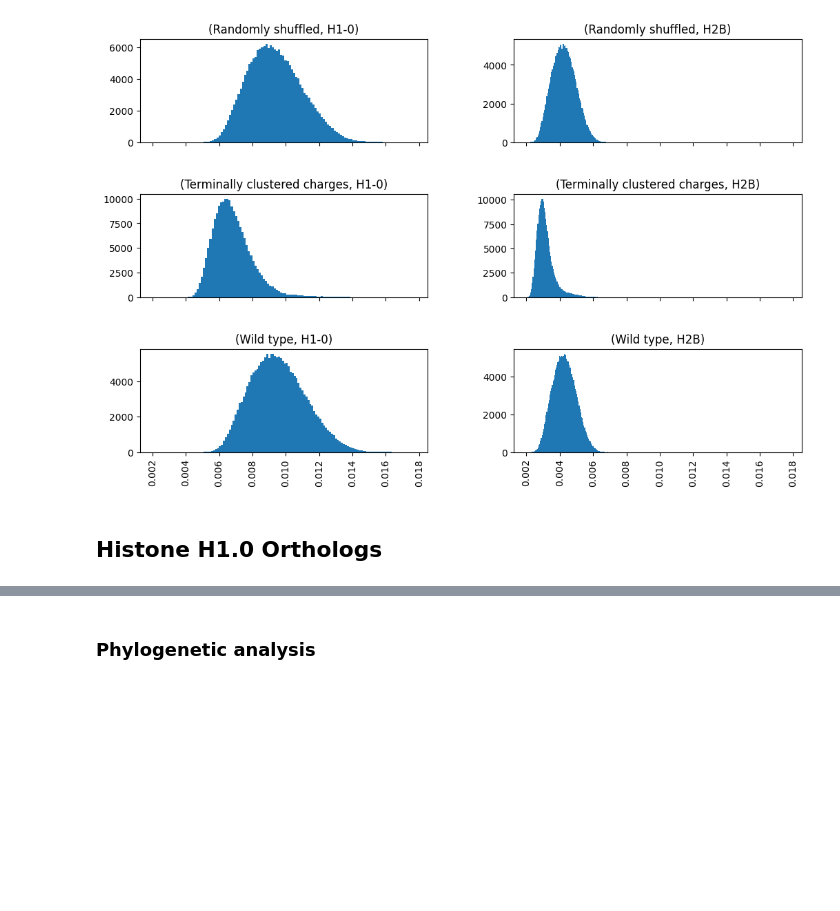
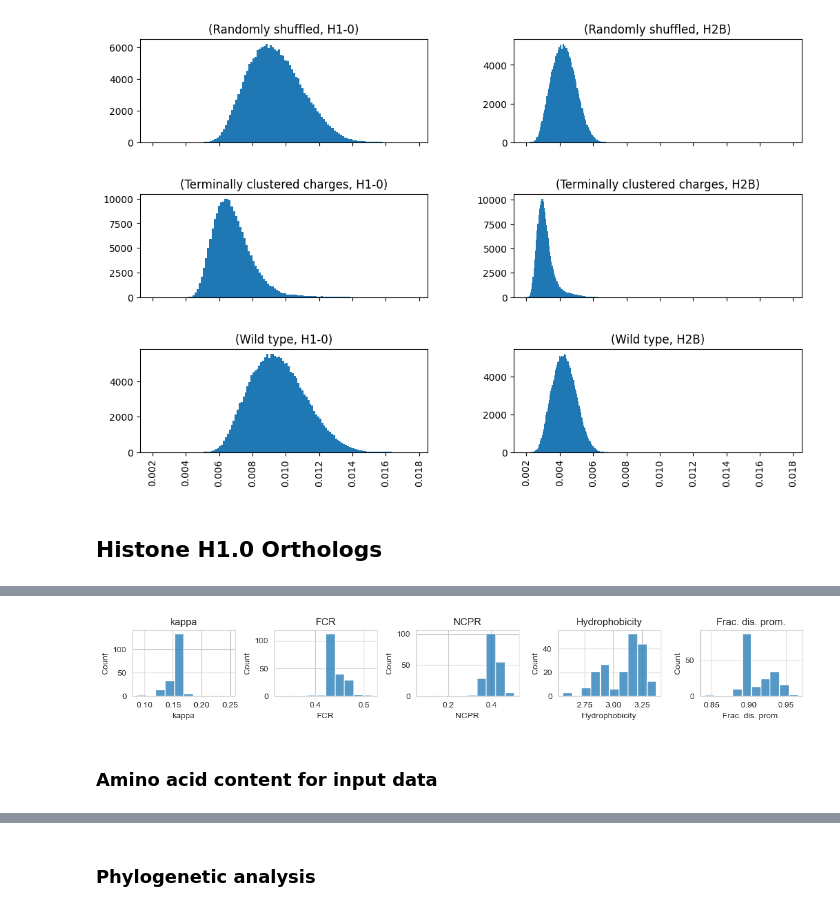
Before and after one commit to frederikespersen/OrthoIDP, a Jupyter notebook: Analysis.ipynb, the cells around one changed output, grey strips where cells are left out. Drawn from its saved outputs; the diff is of its cells as text; code cells hidden in the pictures; blank space fills up the shorter version.

Commit message:
Filtering and preanalysis of orthologs

```diff
--- a/Analysis.ipynb
+++ b/Analysis.ipynb
@@ -105,0 +105,12 @@ Name: Rg, dtype: float64
+# %%
+# Loading metadata
+metadata_path = 'exp/ortho/ortho.json'
+with open(metadata_path, 'r') as file:
+    metadata = json.load(file)
+
+# Calculating parameters
+params = pd.concat([analyse_data.cider_parameters(cols['sequence'], name) for name, cols in metadata['data'].items()])
+metadata = metadata.join(params)
+
+# Presenting documentation and results
+params.sort_values(by='kappa')
@@ -105,0 +131,15 @@ Name: Rg, dtype: float64
+# %%
+# Plotting CIDER parameters distribution
+fig, axes = plt.subplots(ncols=len(param_cols), figsize=(12,2))
+
+# Looping over subplots and parameters
+for ax, col in zip(axes, param_cols):
+    sns.histplot(data=metadata, x=col, bins=10, ax=ax)
+    ax.set_title(col)
+
+plt.tight_layout()
+plt.show()
+# %% [output]
+[figure, added]
+# %% [markdown]
+### Amino acid content for input data
```
Also changed, not shown: parts of 20 cells of this notebook, 4 other files.
